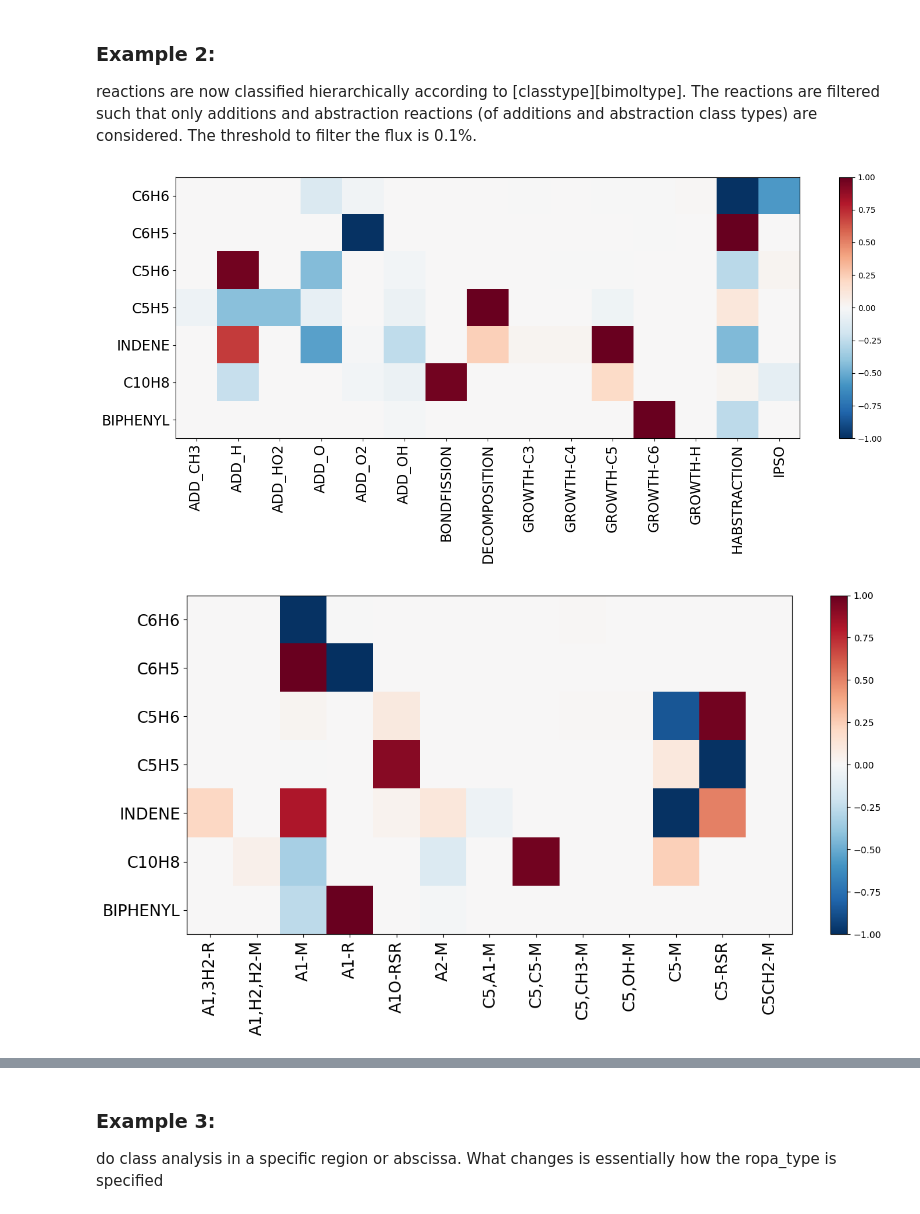
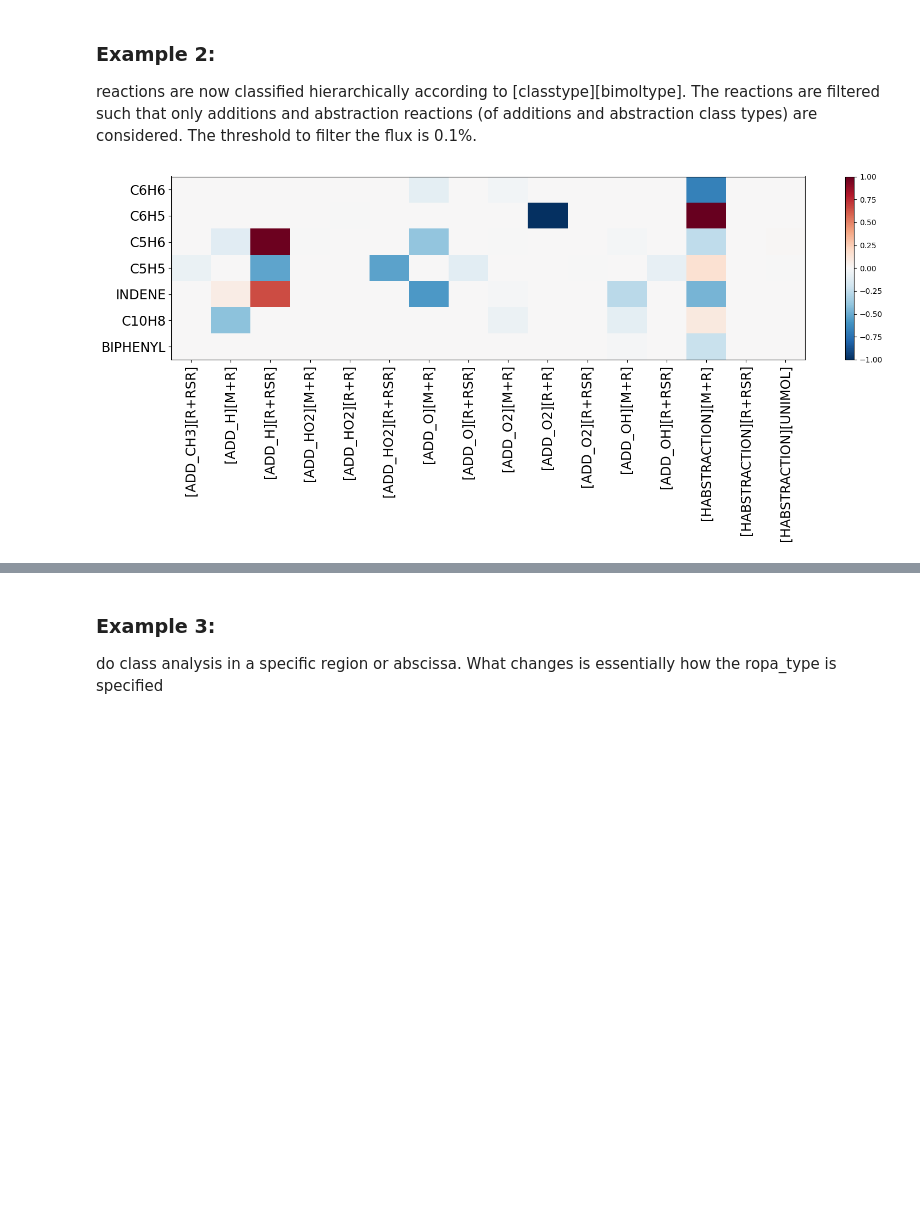
Before and after one commit to tdinelli/pySMOKEPostProcessor, a Jupyter notebook: examples/Reaction_Classes.ipynb, the cells around one changed output, grey strips where cells are left out. Cells and saved outputs as stored; diff of their text form; code cells hidden in the pictures; blank space fills up the shorter version.

Commit message:
Update examples

```diff
--- a/examples/Reaction_Classes.ipynb
+++ b/examples/Reaction_Classes.ipynb
@@ -48,10 +31,11 @@ Required input for the different steps
     > * `threshold` (*float*): minimum relative flux to be considered in the classification. Reactions with smaller flux will be removed.
 # %%
 base_path = os.getcwd()
-kineticFolder = os.path.join(base_path, 'data', 'Classes', 'kinetics')
-class_group_definition = os.path.join(base_path, 'data', 'Classes')
+kin_xml_fld = os.path.join(base_path, 'data', 'Classes', 'kinetics')
+class_groups_fld = os.path.join(base_path, 'data', 'Classes')
 plt_fld = os.path.join(base_path, 'Figures')
-simulations_output ={'example-c6h6' : os.path.join(base_path, 'data', 'Classes', 'simul','Output')}
+
+simul_flds ={'example-c6h6' : os.path.join(base_path, 'data', 'Classes', 'simul', 'Output')}
 # %%
 species_list =['C6H6','C6H5','C5H6','C5H5','C6H5OH','C6H5O','C5H4O','C5H5O','C6H4O2','INDENE','C10H8','BIPHENYL']
 filter_dcts = [{},{},{}]   # filter according to selected criteria in name
@@ -62,18 +46,19 @@ sortlists = [['classtype'],['speciestype'],['bimoltype']] # classtype, speciesty
                                                           # sum if both apply and sort by this criteria
 
 # assign class
-fluxbyclass = pp.FluxByClass(kinetic_mechanism = kineticFolder,
-                            classes_definition = class_group_definition,
-                            verbose = False)
+fluxbyclass = pp.FluxByClass(kinetic_mechanism = kin_xml_fld,
+                             classes_definition = class_groups_fld,
+                             verbose = False)
 
 # assign flux and process according to selected criteria
-for simul_name, simul_fld in simulations_output.items():
+for simul_name, simul_fld in simul_flds.items():
     fluxbyclass.process_flux(species_list = species_list, results_folder = simul_fld, ropa_type = 'global')
     for i, sortlist in enumerate(sortlists):
         sortdf = fluxbyclass.sort_and_filter(sortlists[i], filter_dcts[i], threshs[i])
-        if not sortdf.empty:
-            plot_heatmap(sortdf)
-            plt.show()
+        # plot heatmap
+        fig = pp.plot_heatmap(sortdf)
+        # save heatmap
+        pp.save_fig(fig, plt_fld, sortlist, simul_name)
 # %% [output]
 [figure]
 [figure]
@@ -84,23 +69,21 @@ reactions are now classified hierarchically according to [classtype][bimoltype].
 # %%
 # additional type of classification: filter addition and abstraction reactions
 species_list =['C6H6','C6H5','C5H6','C5H5','INDENE','C10H8','BIPHENYL']
 filter_dct = {'classtype':['ADD', 'HABS']} # filter according to selected criteria in name
 thresh = 1e-3 # threshold for minimum flux
-sortlist = ['classtype','bimoltype'] # classtype, speciestype, subclass, bimoltype (R+R, RSR+RSR, M+M, ETC)
-                                     # sum if both apply and sort by this criteria
+sortlist = ['classtype','bimoltype'] # classtype, speciestype, subclass, bimoltype (R+R, RSR+RSR, M+M, ETC) sum if both apply and sort by this criteria
 
 # assign class
-fluxbyclass = pp.FluxByClass(kinetic_mechanism = kineticFolder,
-                            classes_definition = class_group_definition,
-                            verbose = False)
-# assign flux and process according to selected criteria
-for simul_name, simul_fld in simulations_output.items():
+fluxbyclass = pp.FluxByClass(kinetic_mechanism = kin_xml_fld,
+                          classes_definition = class_groups_fld,
+                          verbose = False)
+
+for simul_name, simul_fld in simul_flds.items():
     fluxbyclass.process_flux(species_list = species_list, results_folder = simul_fld, ropa_type = 'global')
-    for i, sortlist in enumerate(sortlists):
-        sortdf = fluxbyclass.sort_and_filter(sortlists[i], filter_dcts[i], threshs[i])
-        if not sortdf.empty:
-            plot_heatmap(sortdf)
-            plt.show()
+    sortdf = fluxbyclass.sort_and_filter(sortlist, filter_dct, thresh)
+    # plot heatmap
+    fig = pp.plot_heatmap(sortdf)
+    # save heatmap
+    pp.save_fig(fig, plt_fld, sortlist, simul_name)
 # %% [output]
-[figure, old version]
+[figure, new version]
-[figure, removed]
```
Also changed, not shown: parts of 4 cells of this notebook, 9 other files.
